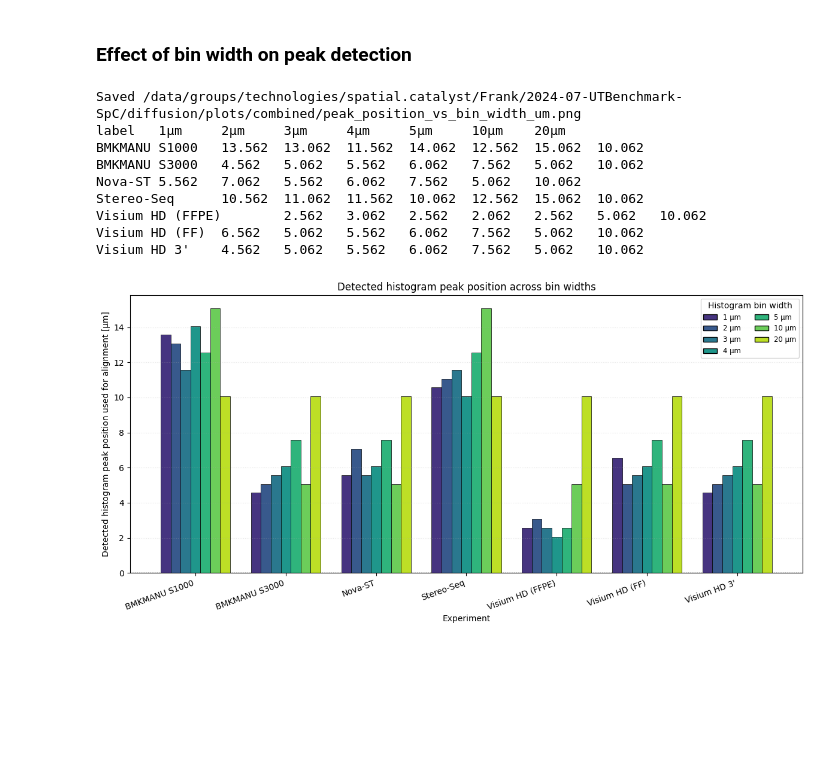
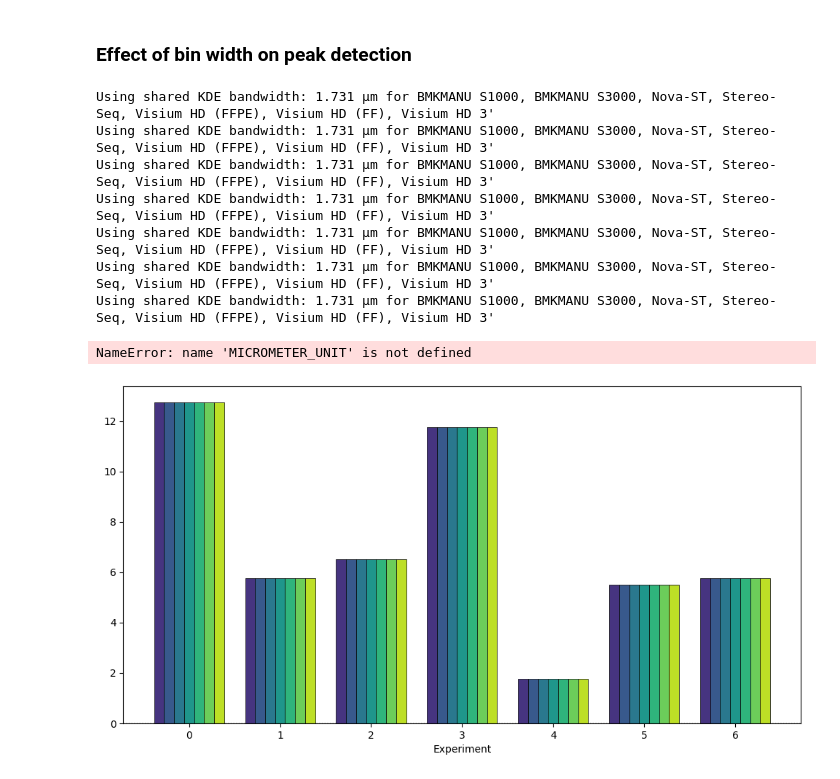
Before and after one commit to vibspatial/seq-spatial-transcriptomics-benchmark, a Jupyter notebook: diffusion/diffusion_brain_ptgds.ipynb, the cells around one changed output. Cells and saved outputs as stored; diff of their text form; code cells hidden in the pictures; blank space fills up the shorter version.

Commit message:
Refactor diffusion analysis to use KDE for peak detection and use peak-aligned CDFs

```diff
--- a/diffusion/diffusion_brain_ptgds.ipynb
+++ b/diffusion/diffusion_brain_ptgds.ipynb
@@ -409,6 +427,5 @@ for bin_width_um in BIN_WIDTHS_UM:
         GENE_NAME,
         MAX_PLOT_DIFFUSION_DISTANCE_UM,
         align_peaks=True,
-        bin_width_um=bin_width_um,
         overlap=0.97,
     )
@@ -636,19 +563,17 @@ Visium HD 3'    14.090  10.869  0.000
 ### Effect of bin width on peak detection
 # %%
 from matplotlib.patches import Patch
-from diffusion_plots import _read_crop_distance_data, _distance_hist_bins, _distance_hist_curves
+from diffusion_plots import _read_crop_distance_data, _distance_kde_curves
 
 # Reuse the exact same peak positions that are subtracted in the peak-aligned
-# combined/ridgeline histogram plots: shared bins + centers[np.argmax(counts)].
+# combined/ridgeline plots: weighted KDE peak on the raw distance values.
 data_per_label = _read_crop_distance_data(crop_specs, PLOTS_PATH)
 peak_positions_by_label = {label: [] for label, _, _ in data_per_label}
 
 for bin_width_um in BIN_WIDTHS_UM:
-    bins = _distance_hist_bins(data_per_label, bin_width=bin_width_um)
-    curves = _distance_hist_curves(data_per_label, bins=bins, align_peaks=False, density=True)
-    for label, centers, counts in curves:
-        peak_idx = int(np.argmax(counts))
-        peak_positions_by_label[label].append(float(centers[peak_idx]))
+    curves = _distance_kde_curves(data_per_label, align_peaks=False)
+    for curve in curves:
+        peak_positions_by_label[curve.label].append(float(curve.peak_position_um))
 
 bin_width_colors = plt.cm.viridis(np.linspace(0.15, 0.9, len(BIN_WIDTHS_UM)))
 labels = list(peak_positions_by_label.keys())
@@ -670,43 +595,42 @@ for idx, bin_width_um in enumerate(BIN_WIDTHS_UM):
 
 ax.axhline(0, color="black", linewidth=1, linestyle=":", zorder=0)
 ax.set_xlabel("Experiment")
-ax.set_ylabel(f"Detected histogram peak position used for alignment [{MICROMETER_UNIT}]")
-ax.set_title("Detected histogram peak position across bin widths")
+ax.set_ylabel(f"Detected KDE peak position used for alignment [{MICROMETER_UNIT}]")
+ax.set_title("Detected KDE peak position across bin widths")
 ax.set_xticks(group_x)
 ax.set_xticklabels(labels, rotation=20, ha="right")
 ax.grid(axis="y", alpha=0.3, linestyle=":")
 legend_handles = [
     Patch(facecolor=bin_width_colors[idx], edgecolor="black", label=f"{bin_width_um:g} {MICROMETER_UNIT}")
     for idx, bin_width_um in enumerate(BIN_WIDTHS_UM)
 ]
 ax.legend(handles=legend_handles, title="Histogram bin width", fontsize="small", ncol=2)
 fig.tight_layout()
 
 output_path = os.path.join(combined_dir, "peak_position_vs_bin_width_um.png")
 fig.savefig(
     output_path,
     dpi=300,
     bbox_inches="tight",
     pad_inches=max(fig.get_size_inches()) / 100,
     facecolor="white",
     transparent=False,
 )
 print(f"Saved {output_path}")
 
 print("label\t" + "\t".join(f"{bin_width_um:g}{MICROMETER_UNIT}" for bin_width_um in BIN_WIDTHS_UM))
 for label, peak_positions_um in peak_positions_by_label.items():
     print(f"{label}\t" + "\t".join(f"{peak_um:.3f}" for peak_um in peak_positions_um))
 
 plt.show()
 plt.close(fig)
 # %% [output]
-Saved /data/groups/technologies/spatial.catalyst/Frank/2024-07-UTBenchmark-SpC/diffusion/plots/combined/peak_position_vs_bin_width_um.png
-label   1µm     2µm     3µm     4µm     5µm     10µm    20µm
-BMKMANU S1000   13.562  13.062  11.562  14.062  12.562  15.062  10.062
-BMKMANU S3000   4.562   5.062   5.562   6.062   7.562   5.062   10.062
-Nova-ST 5.562   7.062   5.562   6.062   7.562   5.062   10.062
-Stereo-Seq      10.562  11.062  11.562  10.062  12.562  15.062  10.062
-Visium HD (FFPE)        2.562   3.062   2.562   2.062   2.562   5.062   10.062
-Visium HD (FF)  6.562   5.062   5.562   6.062   7.562   5.062   10.062
-Visium HD 3'    4.562   5.062   5.562   6.062   7.562   5.062   10.062
+Using shared KDE bandwidth: 1.731 µm for BMKMANU S1000, BMKMANU S3000, Nova-ST, Stereo-Seq, Visium HD (FFPE), Visium HD (FF), Visium HD 3'
+Using shared KDE bandwidth: 1.731 µm for BMKMANU S1000, BMKMANU S3000, Nova-ST, Stereo-Seq, Visium HD (FFPE), Visium HD (FF), Visium HD 3'
+Using shared KDE bandwidth: 1.731 µm for BMKMANU S1000, BMKMANU S3000, Nova-ST, Stereo-Seq, Visium HD (FFPE), Visium HD (FF), Visium HD 3'
+Using shared KDE bandwidth: 1.731 µm for BMKMANU S1000, BMKMANU S3000, Nova-ST, Stereo-Seq, Visium HD (FFPE), Visium HD (FF), Visium HD 3'
+Using shared KDE bandwidth: 1.731 µm for BMKMANU S1000, BMKMANU S3000, Nova-ST, Stereo-Seq, Visium HD (FFPE), Visium HD (FF), Visium HD 3'
+Using shared KDE bandwidth: 1.731 µm for BMKMANU S1000, BMKMANU S3000, Nova-ST, Stereo-Seq, Visium HD (FFPE), Visium HD (FF), Visium HD 3'
+Using shared KDE bandwidth: 1.731 µm for BMKMANU S1000, BMKMANU S3000, Nova-ST, Stereo-Seq, Visium HD (FFPE), Visium HD (FF), Visium HD 3'
+NameError: name 'MICROMETER_UNIT' is not defined
-[figure, old version]
+[figure, new version]
```
Also changed, not shown: parts of 7 cells of this notebook, 1 other file.
